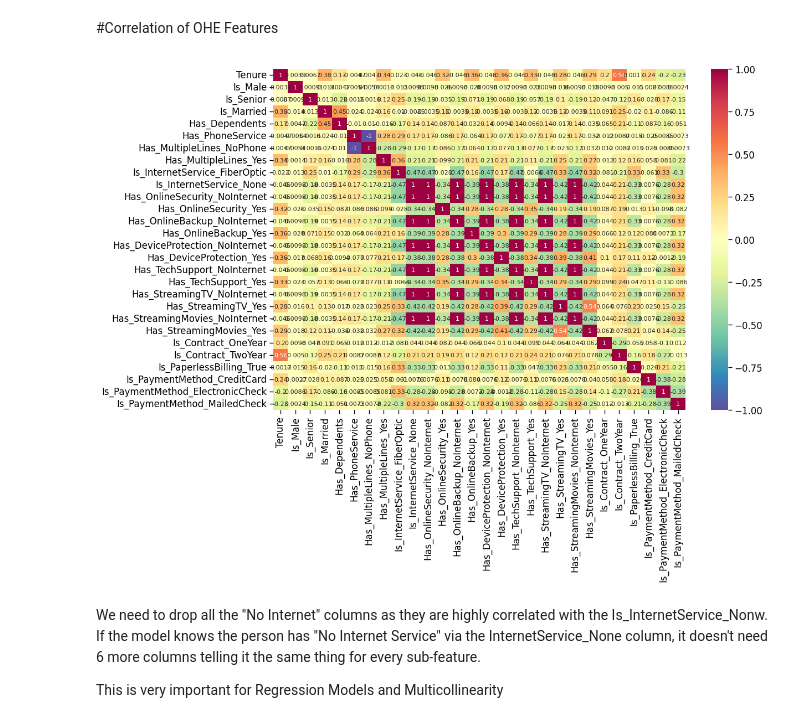
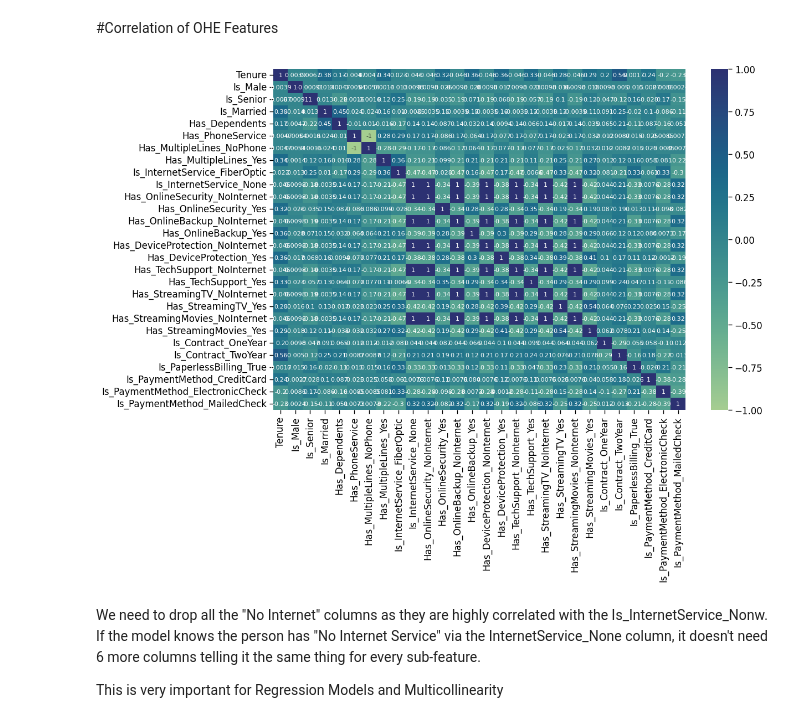
Before and after one commit to kitlapp/Telco_ML, a Jupyter notebook: Regression_ML.ipynb, the cells around one changed output. Cells and saved outputs as stored; diff of their text form; code cells hidden in the pictures.

```diff
--- a/Regression_ML.ipynb
+++ b/Regression_ML.ipynb
@@ -74,0 +61,6 @@ Mounted at /content/drive
+# %%
+#Load file from github public repository
+# Read the dataset to a DataFrame
+url = "https://github.com/kitlapp/Telco_ML/raw/main/ml_ready_dataset_nodummies.parquet"
+df = pd.read_parquet(url, engine="pyarrow")
+df.head()
@@ -336,18 +329,18 @@ X_train_ohe.head()
 # %%
 # Calculate the correlation matrix of X_train DataFrame using the .corr() function and
 # save it in a variable called 'corr_matrix'. Then pass the corr_matrix to the sns.heatmap() function for plotting.
 # Optional: you can use f, ax = plt.subplots(figsize=(12, 8))
 # Optional sns.heatmap arguments : annot=True,  annot_kws={'size': 8} and cmap="Spectral_r"
 
 corr_matrix = X_train_ohe.corr()
 
 f, ax = plt.subplots(figsize=(12, 8))
 sns.heatmap(corr_matrix,
             annot=True,
             annot_kws={'size': 8},
-            cmap="Spectral_r");
+            cmap="crest");
 # %% [output]
-[figure, old version]
+[figure, new version]
 # %% [markdown]
 We need to drop all the "No Internet" columns as they are highly correlated with the Is_InternetService_Nonw. If the model knows the person has "No Internet Service" via the InternetService_None column, it doesn't need 6 more columns telling it the same thing for every sub-feature.
 
```
Also changed, not shown: parts of 14 cells of this notebook.
